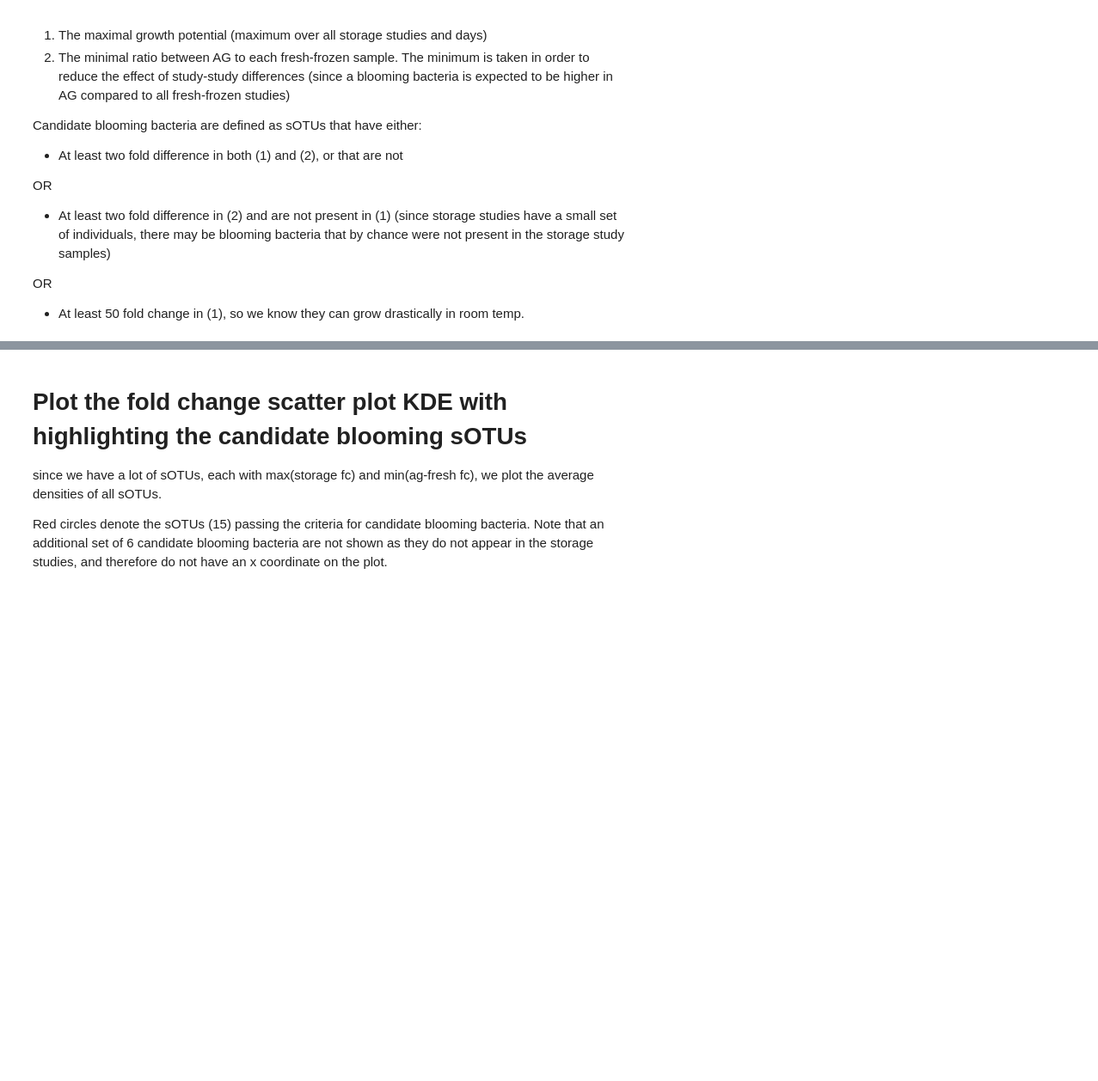
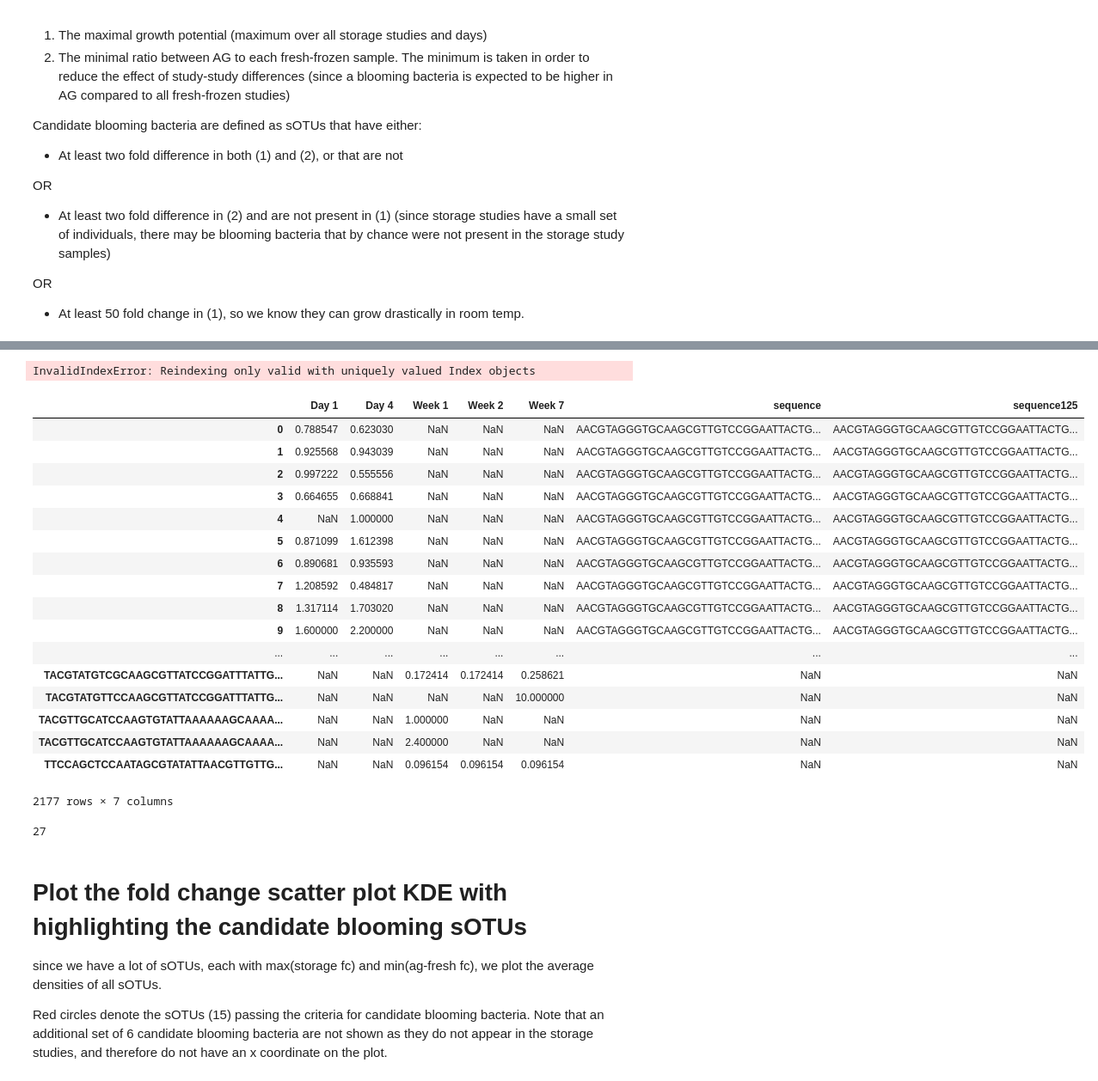
Before and after one commit to knightlab-analyses/bloom-analyses, a Jupyter notebook: ipynb/identify-the-candidate-blooming-bacteria.ipynb, the cells around one changed output, grey strips where cells are left out. Shown: that part at 86% size. Cells and saved outputs as stored; diff of their text form; code cells hidden in the pictures; blank space fills up the shorter version.

```diff
--- a/ipynb/identify-the-candidate-blooming-bacteria.ipynb
+++ b/ipynb/identify-the-candidate-blooming-bacteria.ipynb
@@ -281,2 +275,11 @@ mayo4_fig.savefig('../results/fig1-hist-mayo-4-0.pdf')
+# %%
+mayo_fc  = pd.DataFrame(
+    data=[test_stability(mayo_meta, mayo_sotu,
+                         time_col='SAMPLE_VISIT',
+                         subject_col='HOST_SUBJECT_ID',
+                         time0='Day 0',
+                         time1 = 'Day %i' % day) for day in [1, 4]],
+    index=['Day 1', 'Day 4']
+    ).T
 # %% [markdown]
 Let's also look at the change between day 0 and day 1 in the same study.
@@ -317,0 +299,7 @@ sj28fc_fig.savefig('../results/fig1-hist-sejin-28-0.pdf')
+# %%
+song_fc  = pd.DataFrame(
+    data=[test_stability(song_meta, song_sotu,
+                         time0='1',
+                         time1 = '%i' % day) for day in [2, 3, 4]],
+    index=['Week 1', 'Week 2', 'Week 7']
+    ).T
@@ -442,0 +456,5 @@ OR
+# %%
+mayo_fc.reset_index(inplace=True)
+mayo_fc.rename(columns={'index': 'sequence'}, inplace=True)
+mayo_fc['sequence125'] = mayo_fc['sequence'].apply(lambda x: x[:124])
+mayo_fc.set_index('sequence125', inplace=True)
@@ -443,3 +505,32 @@ OR
+# %%
+storage_fc = pd.concat([mayo_fc, song_fc], axis=1)
+# %% [output]
+InvalidIndexError: Reindexing only valid with uniquely valued Index objects
+# %%
+storage_fc
+# %% [output]
+|  | Day 1 | Day 4 | Week 1 | Week 2 | Week 7 | sequence | sequence125 |
+| 0 | 0.788547 | 0.623030 | NaN | NaN | NaN | AACGTAGGGTGCAAGCGTTGTCCGGAATTACTG... | AACGTAGGGTGCAAGCGTTGTCCGGAATTACTG... |
+| 1 | 0.925568 | 0.943039 | NaN | NaN | NaN | AACGTAGGGTGCAAGCGTTGTCCGGAATTACTG... | AACGTAGGGTGCAAGCGTTGTCCGGAATTACTG... |
+| 2 | 0.997222 | 0.555556 | NaN | NaN | NaN | AACGTAGGGTGCAAGCGTTGTCCGGAATTACTG... | AACGTAGGGTGCAAGCGTTGTCCGGAATTACTG... |
+| 3 | 0.664655 | 0.668841 | NaN | NaN | NaN | AACGTAGGGTGCAAGCGTTGTCCGGAATTACTG... | AACGTAGGGTGCAAGCGTTGTCCGGAATTACTG... |
+| 4 | NaN | 1.000000 | NaN | NaN | NaN | AACGTAGGGTGCAAGCGTTGTCCGGAATTACTG... | AACGTAGGGTGCAAGCGTTGTCCGGAATTACTG... |
+| 5 | 0.871099 | 1.612398 | NaN | NaN | NaN | AACGTAGGGTGCAAGCGTTGTCCGGAATTACTG... | AACGTAGGGTGCAAGCGTTGTCCGGAATTACTG... |
+| 6 | 0.890681 | 0.935593 | NaN | NaN | NaN | AACGTAGGGTGCAAGCGTTGTCCGGAATTACTG... | AACGTAGGGTGCAAGCGTTGTCCGGAATTACTG... |
+| 7 | 1.208592 | 0.484817 | NaN | NaN | NaN | AACGTAGGGTGCAAGCGTTGTCCGGAATTACTG... | AACGTAGGGTGCAAGCGTTGTCCGGAATTACTG... |
+| 8 | 1.317114 | 1.703020 | NaN | NaN | NaN | AACGTAGGGTGCAAGCGTTGTCCGGAATTACTG... | AACGTAGGGTGCAAGCGTTGTCCGGAATTACTG... |
+| 9 | 1.600000 | 2.200000 | NaN | NaN | NaN | AACGTAGGGTGCAAGCGTTGTCCGGAATTACTG... | AACGTAGGGTGCAAGCGTTGTCCGGAATTACTG... |
+| ... | ... | ... | ... | ... | ... | ... | ... |
+| TACGTATGTCGCAAGCGTTATCCGGATTTATTG... | NaN | NaN | 0.172414 | 0.172414 | 0.258621 | NaN | NaN |
+| TACGTATGTTCCAAGCGTTATCCGGATTTATTG... | NaN | NaN | NaN | NaN | 10.000000 | NaN | NaN |
+| TACGTTGCATCCAAGTGTATTAAAAAAGCAAAA... | NaN | NaN | 1.000000 | NaN | NaN | NaN | NaN |
+| TACGTTGCATCCAAGTGTATTAAAAAAGCAAAA... | NaN | NaN | 2.400000 | NaN | NaN | NaN | NaN |
+| TTCCAGCTCCAATAGCGTATATTAACGTTGTTG... | NaN | NaN | 0.096154 | 0.096154 | 0.096154 | NaN | NaN |
+2177 rows × 7 columns
+# %%
+len(mayo_seqs) - len(set(mayo_seqs_125))
+# %% [output]
+27
 # %%
 # auxillary function to get minimal fold change for ag-fresh study comparison:
 def GetAGFreshMin(cagfc,fresh_fc,cseq):
```
Also changed, not shown: parts of 20 cells of this notebook.
